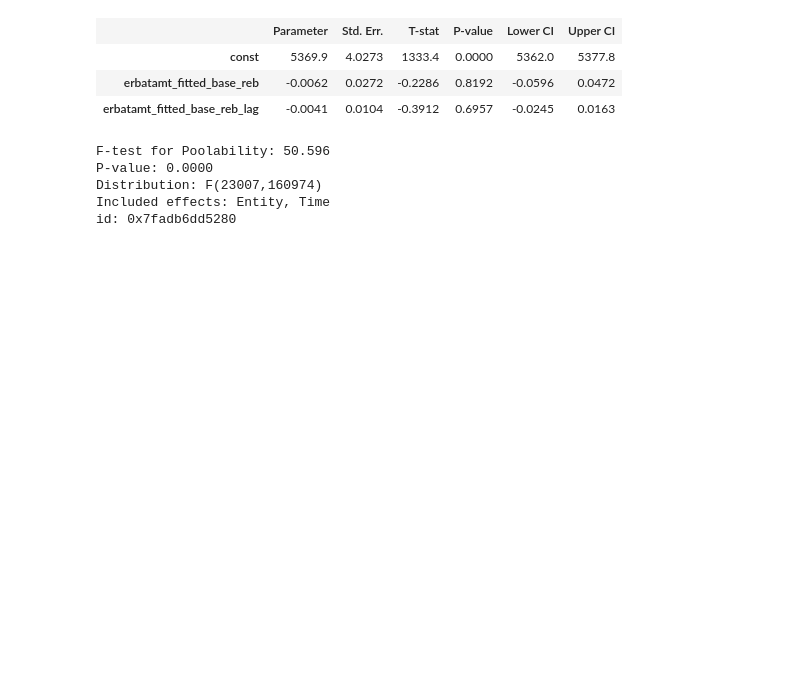
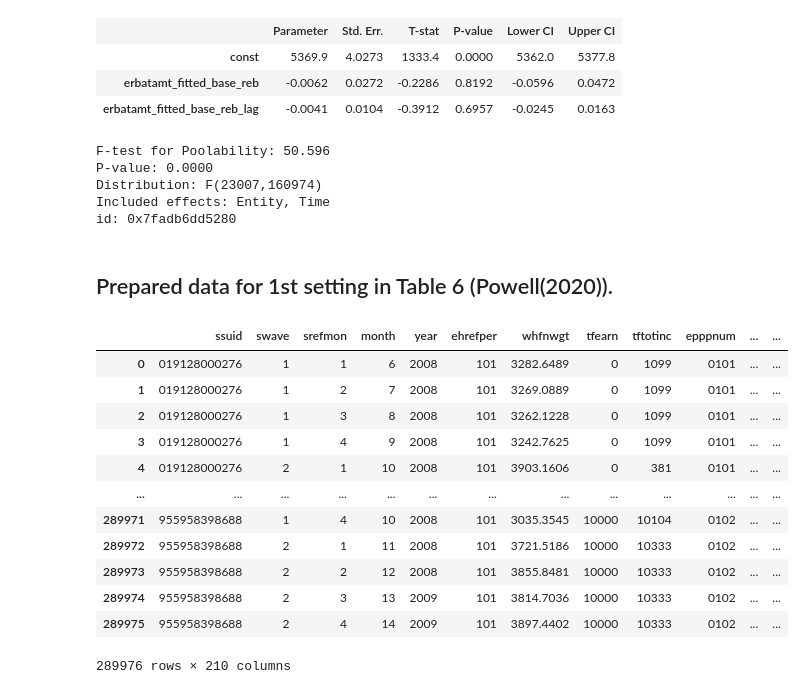
Before and after one commit to MaxDerWeber/MasterThesis, a Jupyter notebook: Powell_dataset.ipynb, the cells around one changed output. Cells and saved outputs as stored; diff of their text form; code cells hidden in the pictures; blank space fills up the shorter version.

```diff
--- a/Powell_dataset.ipynb
+++ b/Powell_dataset.ipynb
@@ -962,3 +958,22 @@ P-value: 0.0000
 Distribution: F(23007,160974)
 Included effects: Entity, Time
 id: 0x7fadb6dd5280
+# %% [markdown]
+## Prepared data for 1st setting in Table 6 (Powell(2020)).
+# %%
+individual = pd.read_stata('/Users/maxweber/Downloads/JOLE share/individual_run.dta', convert_categoricals=False)
+individual
+# %% [output]
+|  | ssuid | swave | srefmon | month | year | ehrefper | whfnwgt | tfearn | tftotinc | epppnum | ... | ... |
+| 0 | 019128000276 | 1 | 1 | 6 | 2008 | 101 | 3282.6489 | 0 | 1099 | 0101 | ... | ... |
+| 1 | 019128000276 | 1 | 2 | 7 | 2008 | 101 | 3269.0889 | 0 | 1099 | 0101 | ... | ... |
+| 2 | 019128000276 | 1 | 3 | 8 | 2008 | 101 | 3262.1228 | 0 | 1099 | 0101 | ... | ... |
+| 3 | 019128000276 | 1 | 4 | 9 | 2008 | 101 | 3242.7625 | 0 | 1099 | 0101 | ... | ... |
+| 4 | 019128000276 | 2 | 1 | 10 | 2008 | 101 | 3903.1606 | 0 | 381 | 0101 | ... | ... |
+| ... | ... | ... | ... | ... | ... | ... | ... | ... | ... | ... | ... | ... |
+| 289971 | 955958398688 | 1 | 4 | 10 | 2008 | 101 | 3035.3545 | 10000 | 10104 | 0102 | ... | ... |
+| 289972 | 955958398688 | 2 | 1 | 11 | 2008 | 101 | 3721.5186 | 10000 | 10333 | 0102 | ... | ... |
+| 289973 | 955958398688 | 2 | 2 | 12 | 2008 | 101 | 3855.8481 | 10000 | 10333 | 0102 | ... | ... |
+| 289974 | 955958398688 | 2 | 3 | 13 | 2009 | 101 | 3814.7036 | 10000 | 10333 | 0102 | ... | ... |
+| 289975 | 955958398688 | 2 | 4 | 14 | 2009 | 101 | 3897.4402 | 10000 | 10333 | 0102 | ... | ... |
+289976 rows × 210 columns
```
Also changed, not shown: parts of 22 cells of this notebook.
